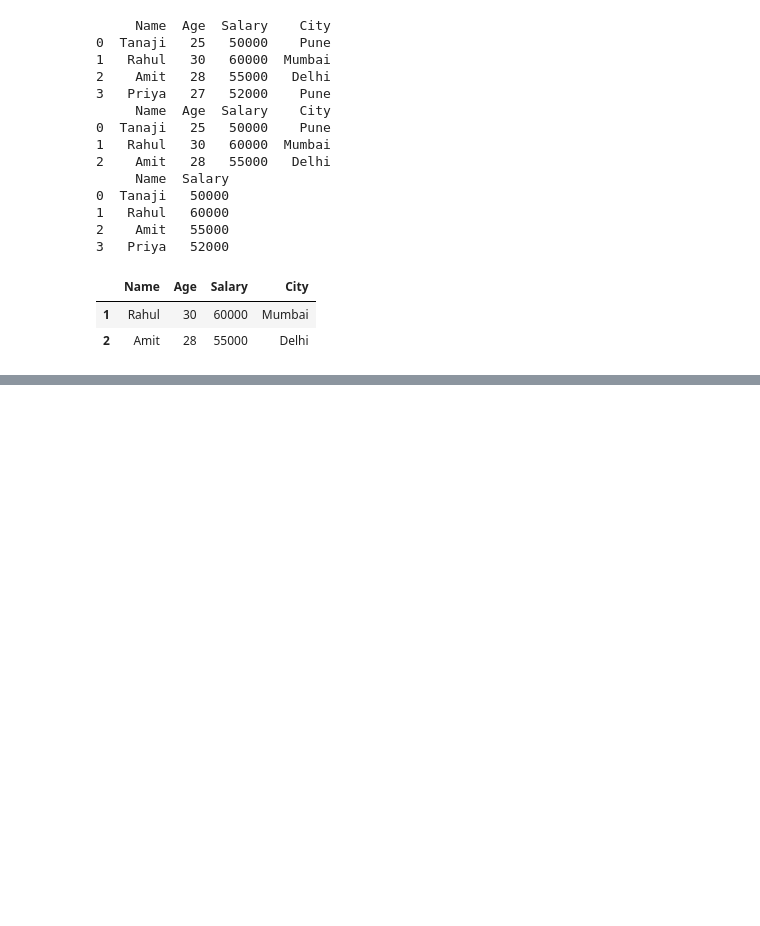
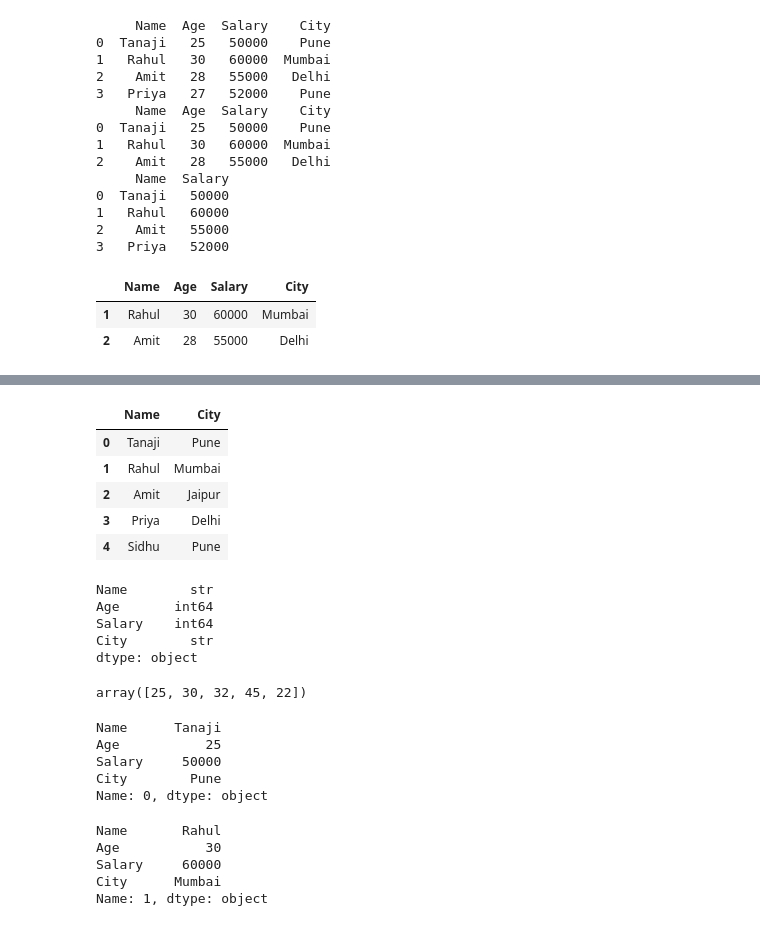
Before and after one commit to tanaji-more/python, a Jupyter notebook: pandas.ipynb, the cells around one changed output, grey strips where cells are left out. Drawn from its saved outputs; the diff is of its cells as text; code cells hidden in the pictures; blank space fills up the shorter version.

```diff
--- a/pandas.ipynb
+++ b/pandas.ipynb
@@ -241,0 +330,38 @@ df[df["Salary"] >52000]
+# %%
+# 🔟 Print only "Age" column values
+df[["Name", "City"]]
+# %% [output]
+|  | Name | City |
+| 0 | Tanaji | Pune |
+| 1 | Rahul | Mumbai |
+| 2 | Amit | Jaipur |
+| 3 | Priya | Delhi |
+| 4 | Sidhu | Pune |
+# %%
+df.dtypes
+# %% [output]
+Name        str
+Age       int64
+Salary    int64
+City        str
+dtype: object
+# %%
+df["Age"].values
+# %% [output]
+array([25, 30, 32, 45, 22])
+# %%
+df.loc[0]
+# %% [output]
+Name      Tanaji
+Age           25
+Salary     50000
+City        Pune
+Name: 0, dtype: object
+# %%
+df.loc[1]
+# %% [output]
+Name       Rahul
+Age           30
+Salary     60000
+City      Mumbai
+Name: 1, dtype: object
```
Also changed, not shown: parts of 23 cells of this notebook.
